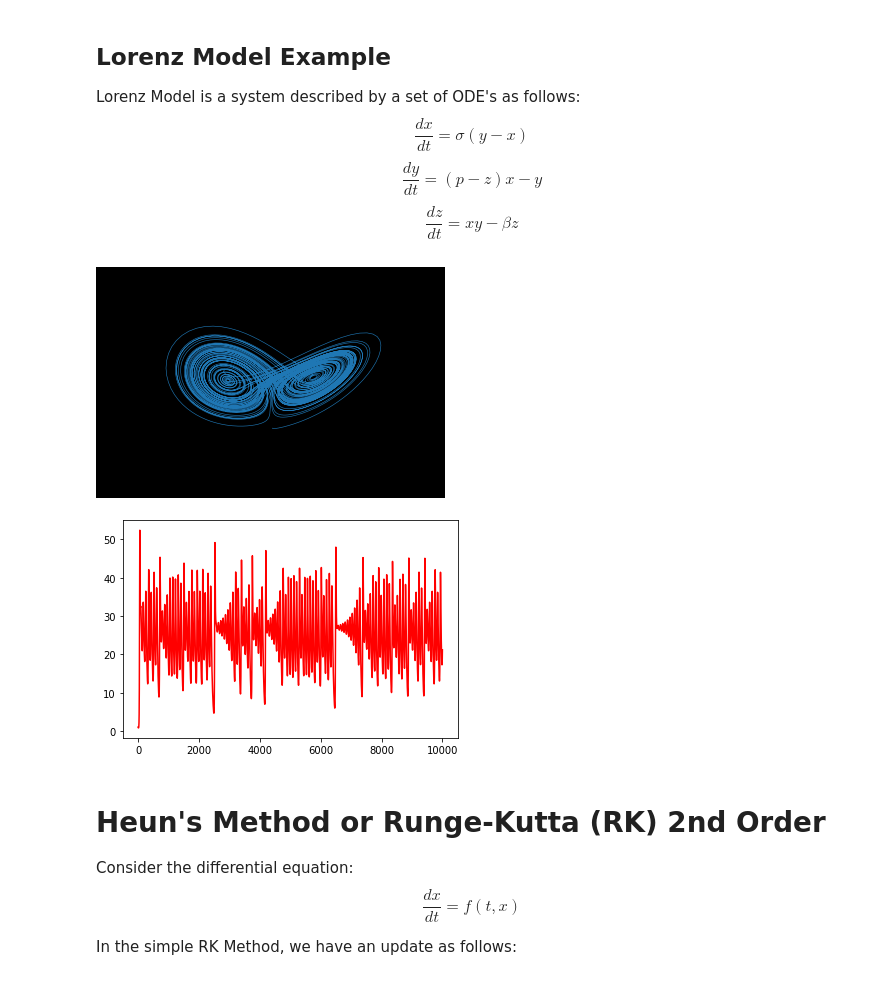
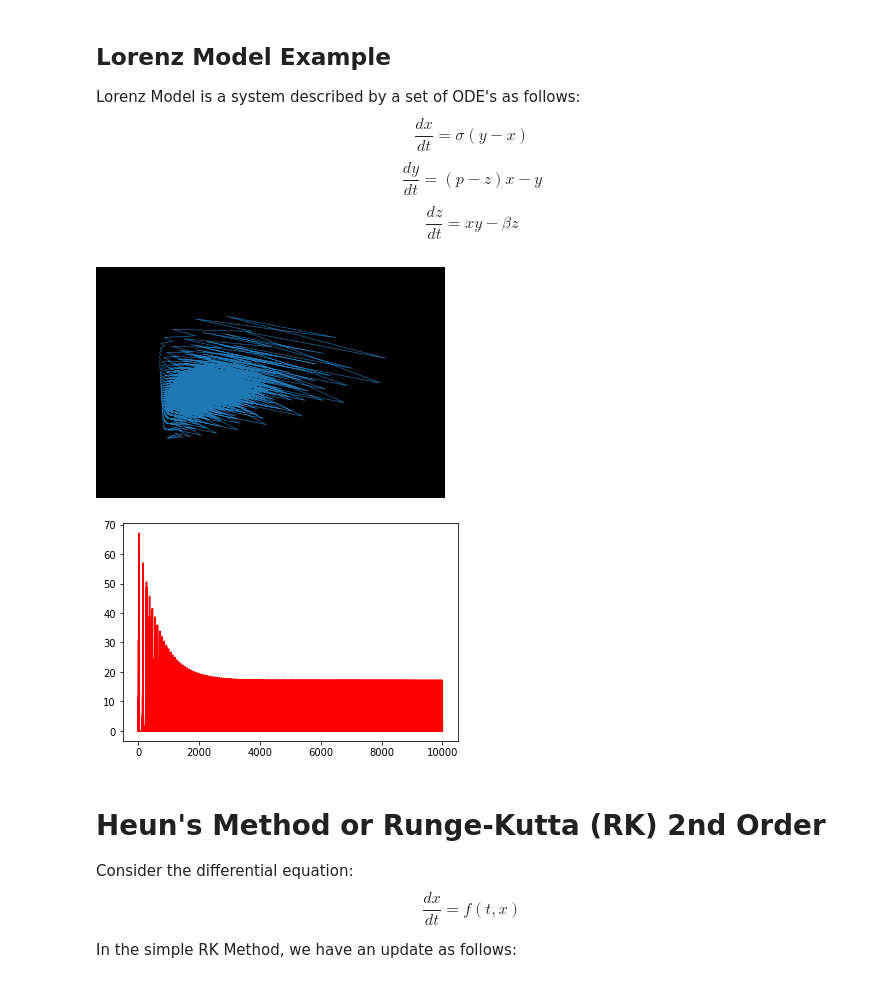
Before and after one commit to bcivitcioglu/Molecular-Dynamics-L3, a Jupyter notebook: Molecular Dynamics TP.1 - 01.03.2021.ipynb, the cells around one changed output. Drawn from its saved outputs; the diff is of its cells as text; code cells hidden in the pictures.

```diff
--- a/Molecular Dynamics TP.1 - 01.03.2021.ipynb
+++ b/Molecular Dynamics TP.1 - 01.03.2021.ipynb
@@ -53,5 +61,5 @@ def harmonic_oscillator_euler(s=0.02,k=0.5,m=1):
     plt.show()
     return t,x,v
 # %%
-t,x,v = harmonic_oscillator_euler(s=0.02)
+t,x,v = harmonic_oscillator_euler(s=0.002)
 # %% [output]
@@ -104,15 +112,15 @@ def lorenz_model_euler(s=0.01, sigma=10, p=28, beta=2.667):
 
     plt.show()
 
-    plt.plot(z,c="r")
+    plt.plot(x,c="r")
 
 
     return x,y,z
 # %%
-x,y,z = lorenz_model_euler(0.008, sigma=10)
+x,y,z = lorenz_model_euler(0.008, sigma=249)
 # %% [output]
-[figure, old version]
+[figure, new version]
-[figure, old version]
+[figure, new version]
 # %% [markdown]
 <h1>Heun's Method or Runge-Kutta (RK) 2nd Order</h1>
 <p>Consider the differential equation:
```
Also changed, not shown: parts of 6 cells of this notebook, 1 other file.
